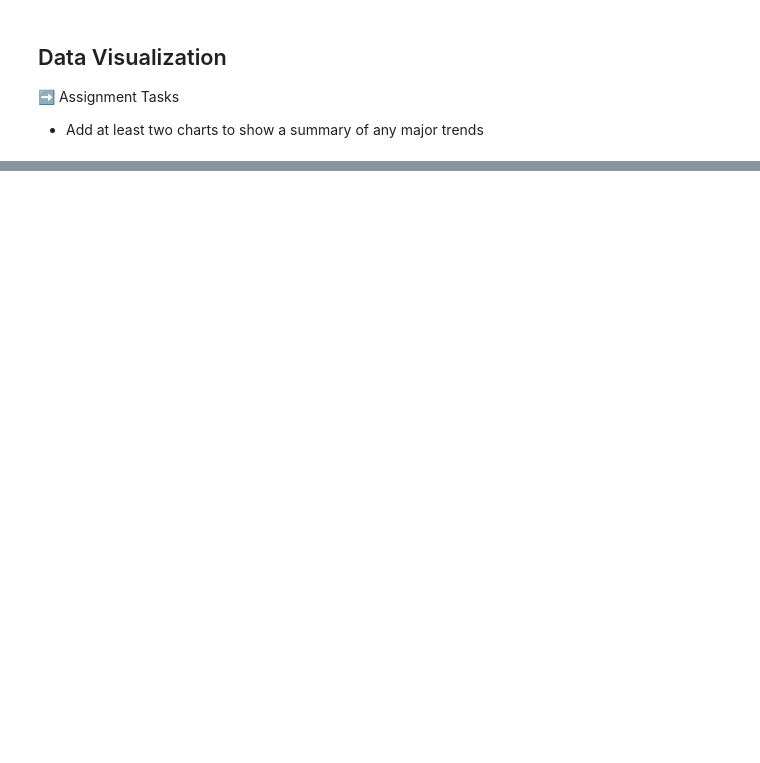
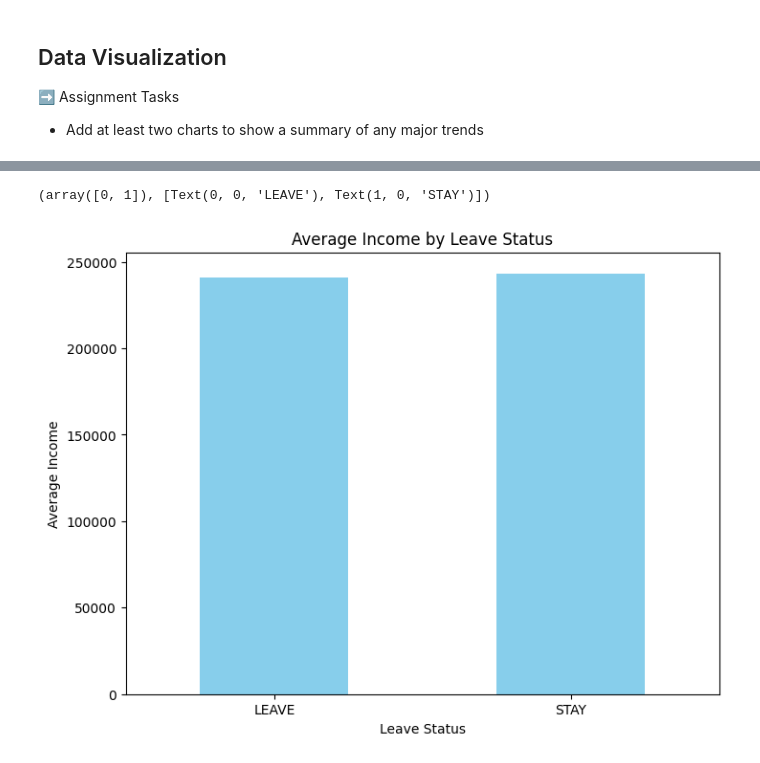
Before and after one commit to matiasarmesto/businessanalytics, a Jupyter notebook: Labs/Scripts/lab_02_megatelco_intro.ipynb, the cells around one changed output, grey strips where cells are left out. Saved outputs shown, nothing was run; the diff lists cells and outputs as text; code cells hidden in the pictures; blank space fills up the shorter version.

```diff
--- a/Labs/Scripts/lab_02_megatelco_intro.ipynb
+++ b/Labs/Scripts/lab_02_megatelco_intro.ipynb
@@ -274,0 +383,14 @@ See the caveats in the documentation: https://pandas.pydata.org/pandas-docs/stab
+# %%
+# average income for each 'leave' group
+average_income_by_leave = df_clean.groupby('leave')['income'].mean()
+
+
+plt.figure(figsize=(8, 6))
+average_income_by_leave.plot(kind='bar', color='skyblue')
+plt.title('Average Income by Leave Status')
+plt.xlabel('Leave Status')
+plt.ylabel('Average Income')
+plt.xticks(rotation=0)
+# %% [output]
+(array([0, 1]), [Text(0, 0, 'LEAVE'), Text(1, 0, 'STAY')])
+[figure, added]
```
Also changed, not shown: parts of 8 cells of this notebook.
